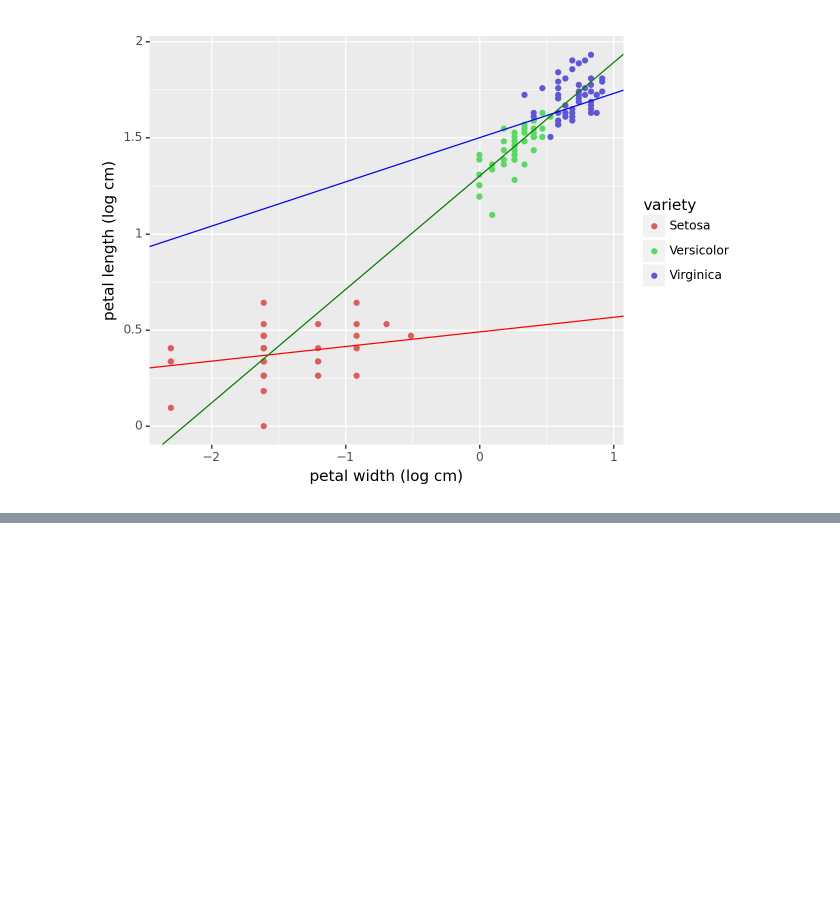
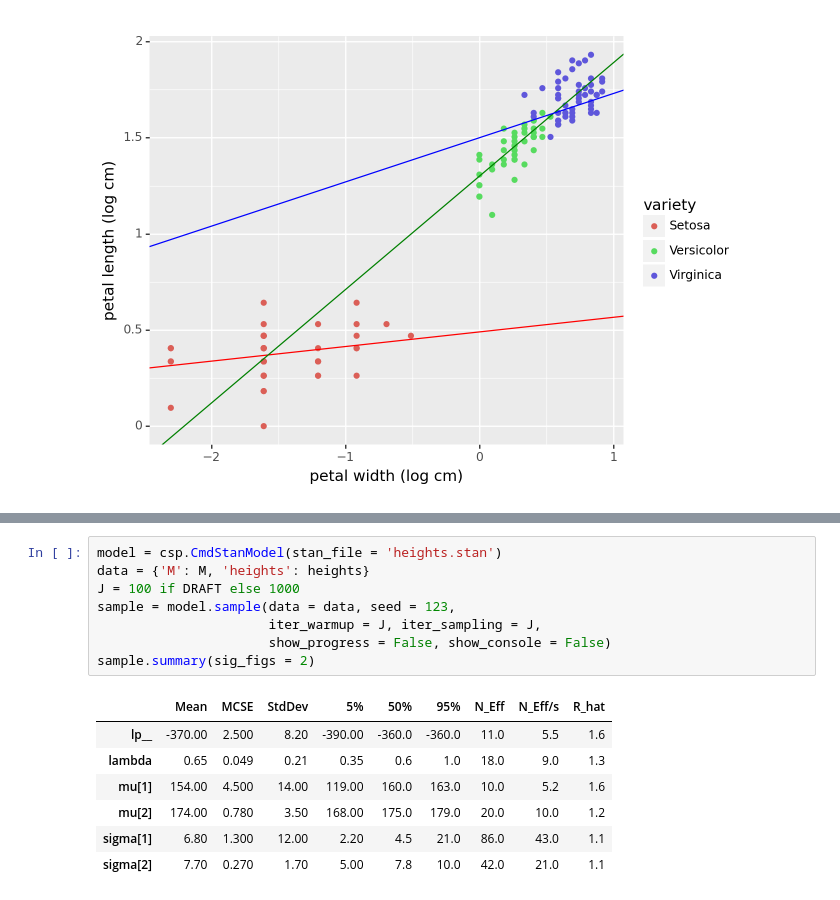
Before and after one commit to emmanuelmokel/PPL-practice, a Jupyter notebook: Stan/pystan_intro.ipynb, the cells around one changed output, grey strips where cells are left out. Saved outputs shown, nothing was run; the diff lists cells and outputs as text; blank space fills up the shorter version.

```diff
--- a/Stan/pystan_intro.ipynb
+++ b/Stan/pystan_intro.ipynb
@@ -713,0 +770,16 @@ mydraw(
+# %%
+model = csp.CmdStanModel(stan_file = 'heights.stan')
+data = {'M': M, 'heights': heights}
+J = 100 if DRAFT else 1000
+sample = model.sample(data = data, seed = 123,
+                      iter_warmup = J, iter_sampling = J,
+                      show_progress = False, show_console = False)
+sample.summary(sig_figs = 2)
+# %% [output]
+|  | Mean | MCSE | StdDev | 5% | 50% | 95% | N_Eff | N_Eff/s | R_hat |
+| lp__ | -370.00 | 2.500 | 8.20 | -390.00 | -360.0 | -360.0 | 11.0 | 5.5 | 1.6 |
+| lambda | 0.65 | 0.049 | 0.21 | 0.35 | 0.6 | 1.0 | 18.0 | 9.0 | 1.3 |
+| mu[1] | 154.00 | 4.500 | 14.00 | 119.00 | 160.0 | 163.0 | 10.0 | 5.2 | 1.6 |
+| mu[2] | 174.00 | 0.780 | 3.50 | 168.00 | 175.0 | 179.0 | 20.0 | 10.0 | 1.2 |
+| sigma[1] | 6.80 | 1.300 | 12.00 | 2.20 | 4.5 | 21.0 | 86.0 | 43.0 | 1.1 |
+| sigma[2] | 7.70 | 0.270 | 1.70 | 5.00 | 7.8 | 10.0 | 42.0 | 21.0 | 1.1 |
```
Also changed, not shown: parts of 13 cells of this notebook, 2 other files.
